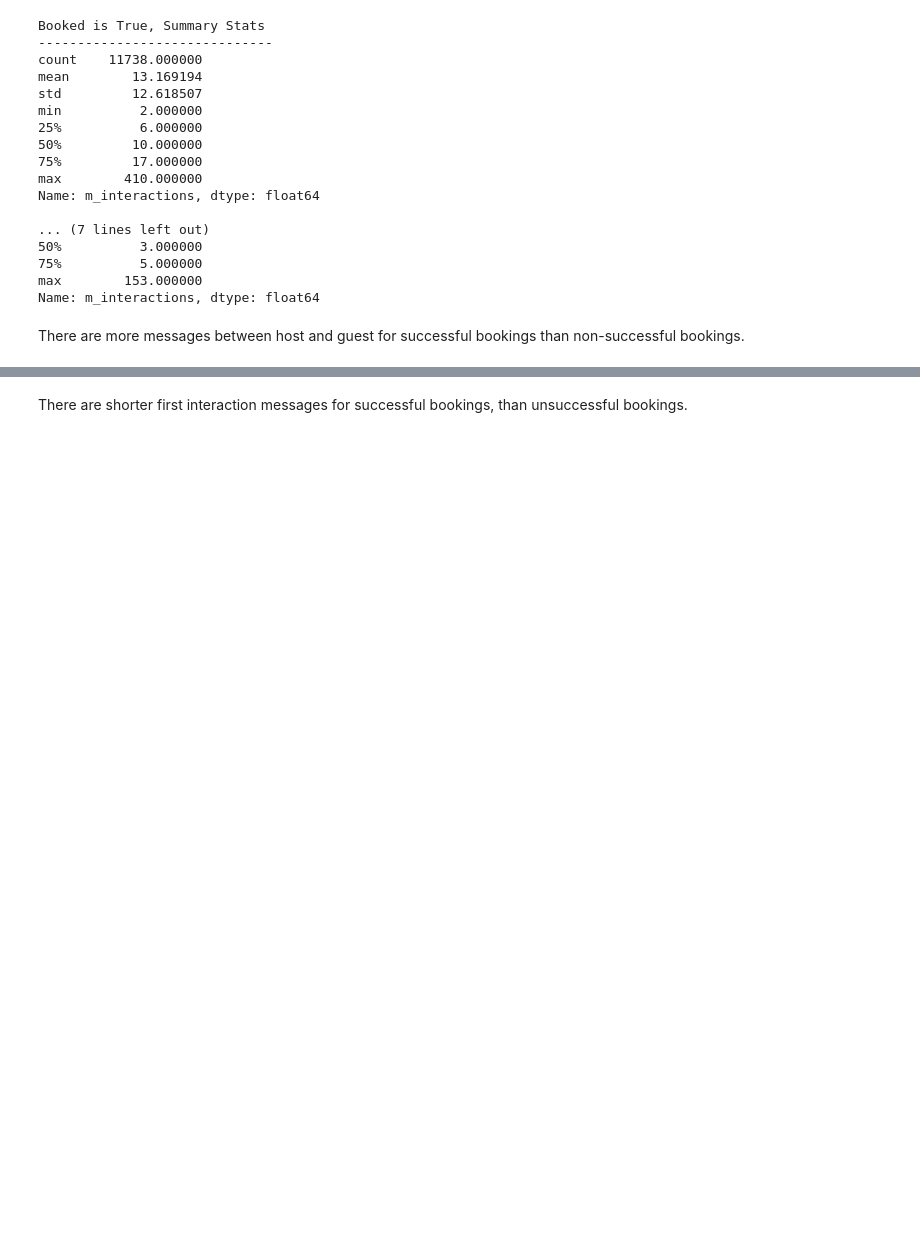
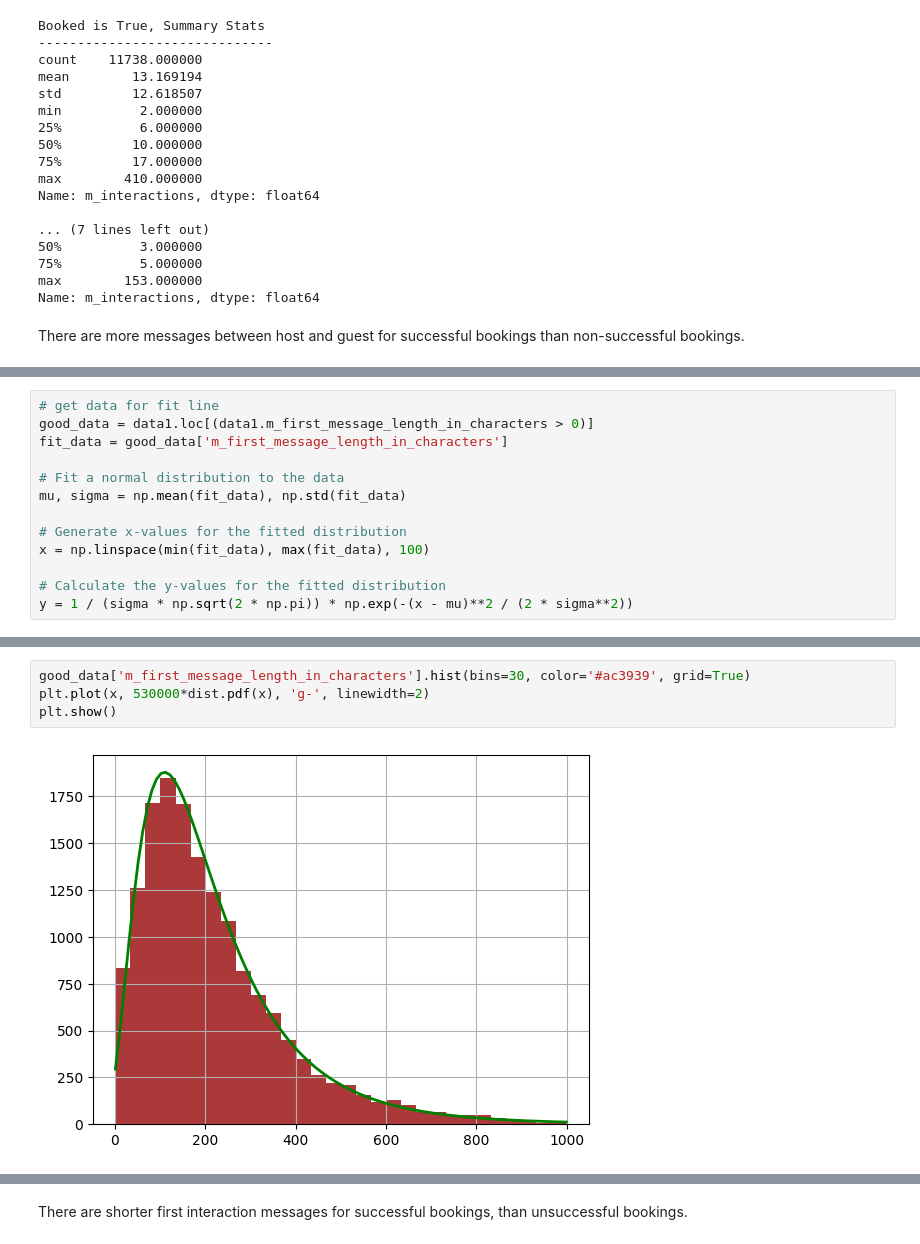
Before and after one commit to a-arev/airbnb, a Jupyter notebook: airbnb.ipynb, the cells around one changed output, grey strips where cells are left out. Drawn from its saved outputs; the diff is of its cells as text; blank space fills up the shorter version.

```diff
--- a/airbnb.ipynb
+++ b/airbnb.ipynb
@@ -338,0 +391,13 @@ There are more messages between host and guest for successful bookings than non-
+# %%
+# get data for fit line
+good_data = data1.loc[(data1.m_first_message_length_in_characters > 0)]
+fit_data = good_data['m_first_message_length_in_characters']
+
+# Fit a normal distribution to the data
+mu, sigma = np.mean(fit_data), np.std(fit_data)
+
+# Generate x-values for the fitted distribution
+x = np.linspace(min(fit_data), max(fit_data), 100)
+
+# Calculate the y-values for the fitted distribution
+y = 1 / (sigma * np.sqrt(2 * np.pi)) * np.exp(-(x - mu)**2 / (2 * sigma**2))
@@ -338,0 +408,6 @@ There are more messages between host and guest for successful bookings than non-
+# %%
+good_data['m_first_message_length_in_characters'].hist(bins=30, color='#ac3939', grid=True)
+plt.plot(x, 530000*dist.pdf(x), 'g-', linewidth=2)
+plt.show()
+# %% [output]
+[figure, added]
```
Also changed, not shown: parts of 18 cells of this notebook, 2 other files.
